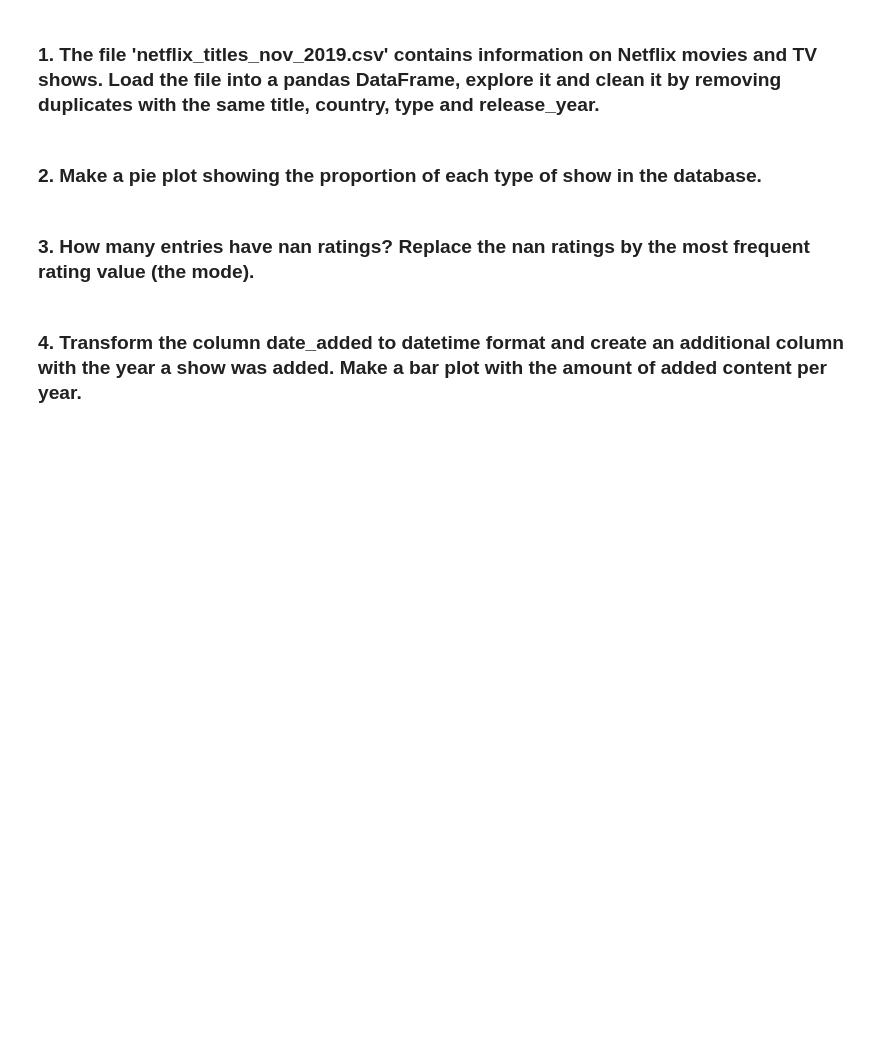
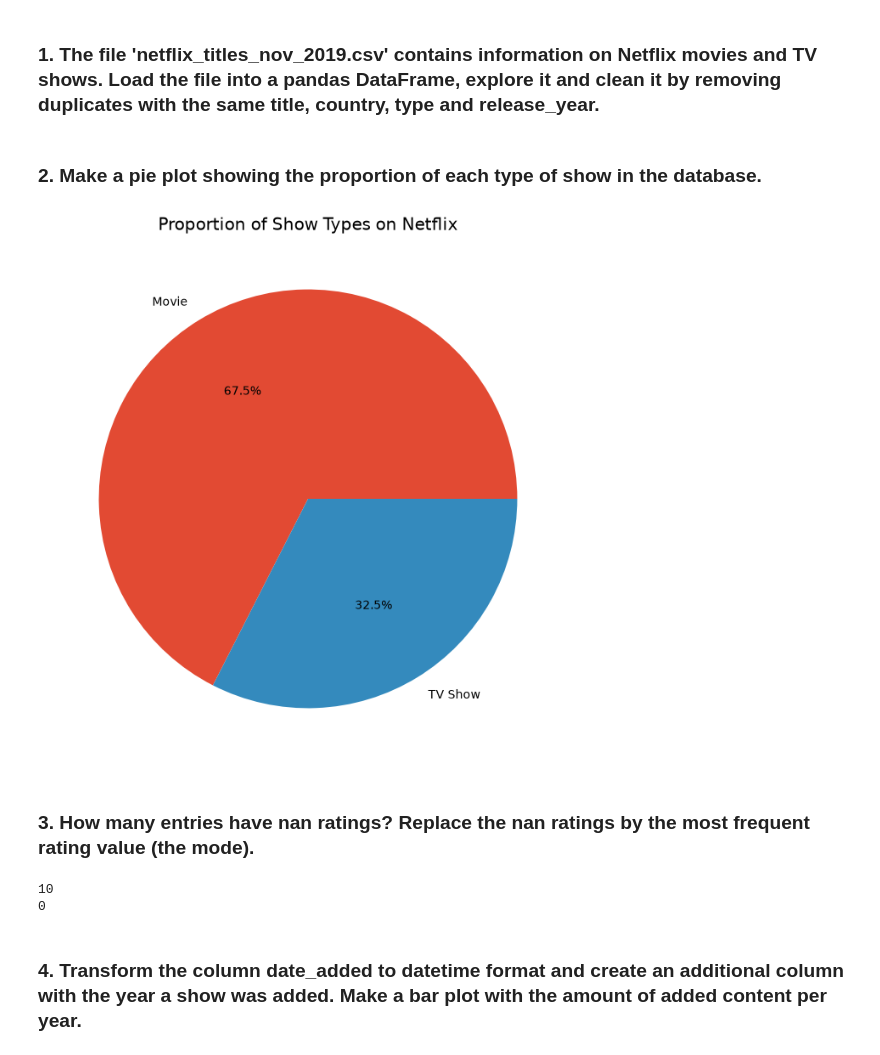
Before and after one commit to ianmhenriquez/EPA112A_group36, a Jupyter notebook: Bonus_assignment_week5.ipynb, the cells around one changed output. Cells and saved outputs as stored; diff of their text form; code cells hidden in the pictures; blank space fills up the shorter version.

```diff
--- a/Bonus_assignment_week5.ipynb
+++ b/Bonus_assignment_week5.ipynb
@@ -8,9 +8,38 @@ import matplotlib.pyplot as plt
 plt.style.use('ggplot')
 # %% [markdown]
 ### 1. The file 'netflix_titles_nov_2019.csv' contains information on Netflix movies and TV shows. Load the file into a pandas DataFrame, explore it and clean it by removing duplicates with the same title, country, type and release_year.
+# %%
+df = pd.read_csv('netflix_titles_nov_2019.csv', delimiter=',', skipinitialspace=True)
+
+df = df.drop_duplicates(subset=['title', 'country', 'type', 'release_year'])
 # %% [markdown]
 ### 2. Make a pie plot showing the proportion of each type of show in the database.
+# %%
+type_counts = df['type'].value_counts()
+
+type_counts.plot(
+    kind='pie',
+    autopct='%1.1f%%',
+    figsize=(8, 8),
+    title='Proportion of Show Types on Netflix'
+)
+
+plt.ylabel('')
+plt.show()
+# %% [output]
+[figure, added]
 # %% [markdown]
 ### 3. How many entries have nan ratings? Replace the nan ratings by the most frequent rating value (the mode).
+# %%
+print(df['rating'].isnull().sum())
+
+mode = df['rating'].mode()[0]
+
+df['rating'] = df['rating'].fillna(mode)
+
+print(df['rating'].isnull().sum())
+# %% [output]
+10
+0
 # %% [markdown]
 ### 4. Transform the column date_added to datetime format and create an additional column with the year a show was added. Make a bar plot with the amount of added content per year.
```
Also changed, not shown: parts of 6 cells of this notebook, 1 other file.
